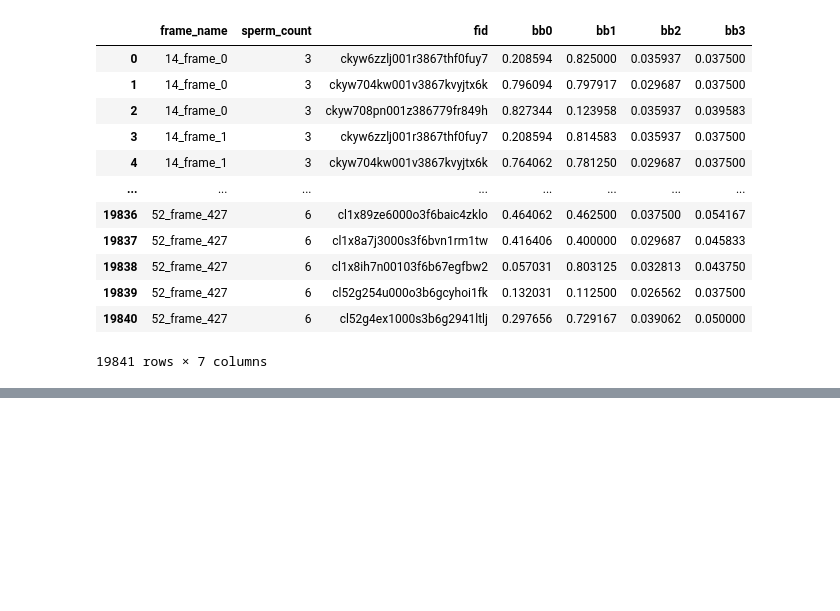
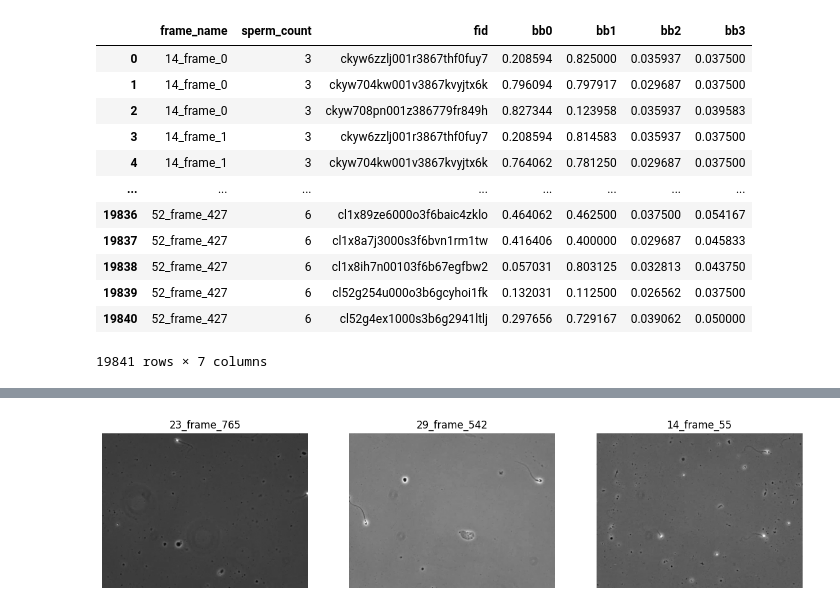
Before and after one commit to Emanrz7613/DSBA_6165, a Jupyter notebook: Data Exploration/Data_Analysis.ipynb, the cells around one changed output, grey strips where cells are left out. Cells and saved outputs as stored; diff of their text form; code cells hidden in the pictures; blank space fills up the shorter version.

```diff
--- a/Data Exploration/Data_Analysis.ipynb
+++ b/Data Exploration/Data_Analysis.ipynb
@@ -9,6 +27,7 @@ import matplotlib as plt
 # %%
 #Reading in our counts_bb file
-df = pd.read_csv("C:/Users/Derrick Mayall/GitHub_Repos/6165/Data/Train_test/Counts_BB.csv")
+#df = pd.read_csv("C:/Users/Derrick Mayall/GitHub_Repos/6165/Data/Train_test/Counts_BB.csv")
+df = pd.read_csv(r"D:\UNCC Grad\Spring 2025\DSBA 6165\Project\DSBA_6165\Data\Train_test\Counts_BB.csv")
 df
 # %% [output]
 |  | Unnamed: 0 | frame_name | sperm_count | cluster_count | small_or_pinhead_count | folder | fid | class | ... |
@@ -44,0 +203,32 @@ df
+# %%
+# Function to display random grayscale images
+def display_random_images(df, image_folder, num_samples=3):
+    sample_frames = df["frame_name"].unique()
+
+    # Randomly select images
+    selected_frames = random.sample(list(sample_frames), min(num_samples, len(sample_frames)))
+
+    fig, axes = plt.subplots(1, len(selected_frames), figsize=(15, 5))
+
+    if len(selected_frames) == 1:
+        axes = [axes]
+
+    for ax, frame_name in zip(axes, selected_frames):
+        image_path = os.path.join(image_folder, frame_name + ".jpg")
+
+        # Load the image
+        img = cv2.imread(image_path, cv2.IMREAD_GRAYSCALE)
+        if img is None:
+            print(f"Warning: Image {image_path} not found!")
+            continue
+
+        ax.imshow(img, cmap="gray")
+        ax.set_title(frame_name)
+        ax.axis("off")
+
+    plt.show()
+# %%
+# Call the function to display random images
+display_random_images(df, image_folder, num_samples=3)
+# %% [output]
+[figure, added]
```
Also changed, not shown: parts of 34 cells of this notebook.
